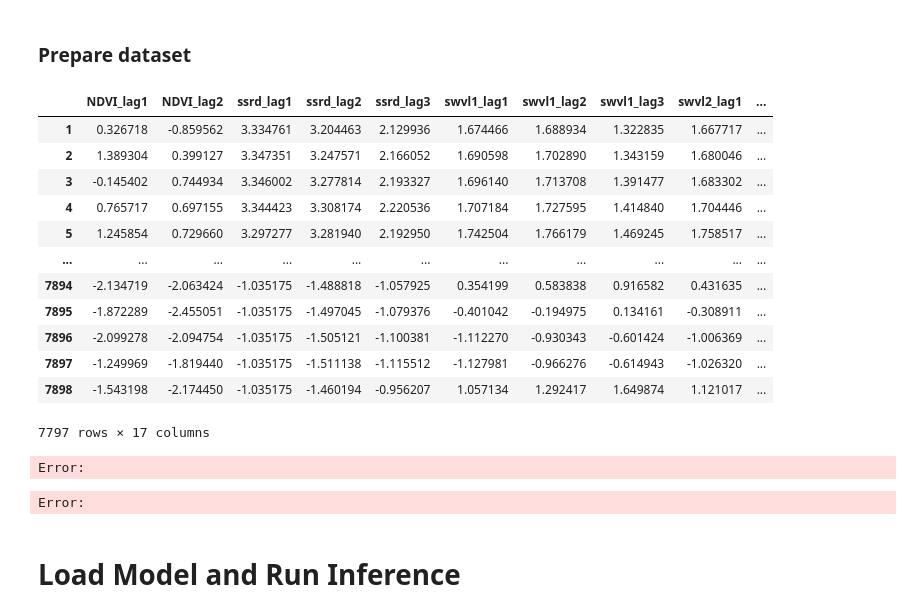
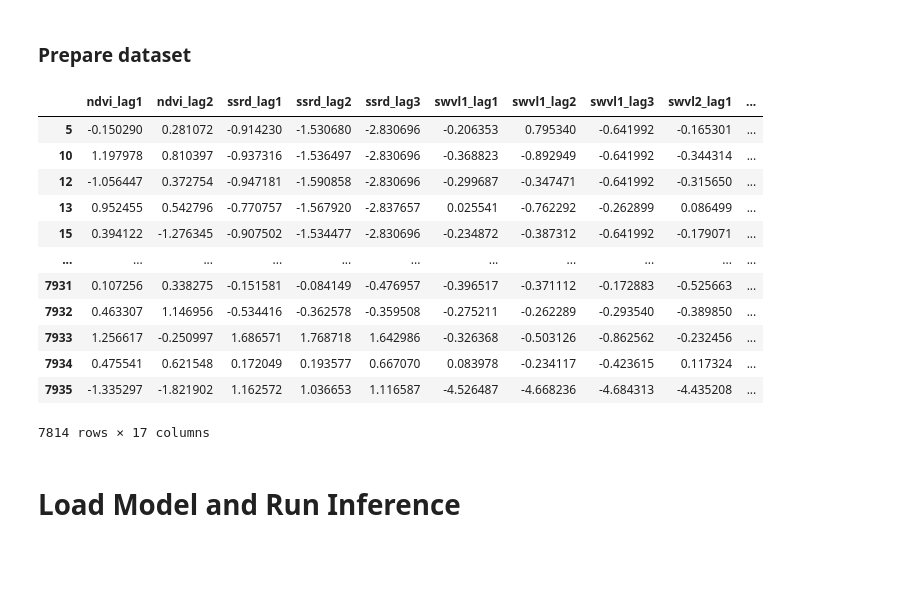
Before and after one commit to jpruzcuen/scalable_ml, a Jupyter notebook: notebooks/inference_pipeline.ipynb, the cells around one changed output. Cells and saved outputs as stored; diff of their text form; code cells hidden in the pictures; blank space fills up the shorter version.

```diff
--- a/notebooks/inference_pipeline.ipynb
+++ b/notebooks/inference_pipeline.ipynb
@@ -109,0 +36,3 @@ Error:
+# %%
+weather_fg = fs.get_feature_group(name='weather', version=2)
+ndvi_fg = fs.get_feature_group(name='ndvi', version=2)
@@ -109,0 +41,10 @@ Error:
+# %%
+last_month = datetime.datetime.now() - datetime.timedelta(40)
+
+batch_weather = weather_fg.filter(
+    weather_fg.month >= last_month
+).read()
+
+batch_weather.month = pd.to_datetime(batch_weather.month.dt.date)
+print(f"Points: {len(batch_weather)}")
+batch_weather.head(3)
@@ -109,0 +59,8 @@ Error:
+# %%
+batch_ndvi = ndvi_fg.filter(
+    ndvi_fg.month >= last_month
+).read()
+
+batch_ndvi.month = pd.to_datetime(batch_ndvi.month.dt.date)
+print(f"Points: {len(batch_ndvi)}")
+batch_ndvi.head(3)
@@ -109,0 +76,8 @@ Error:
+# %%
+batch_weather = batch_weather[batch_weather.month == batch_weather.month.max()]
+print(f"Points: {len(batch_weather)}")
+
+batch_ndvi = batch_ndvi[batch_ndvi.month == batch_ndvi.month.max()]
+print(f"Points: {len(batch_ndvi)}")
+
+assert batch_weather.month[0] == batch_ndvi.month[0], "Month mismatch "
@@ -180,30 +109,28 @@ Error:
 # %% [markdown]
 ### Prepare dataset
 # %%
-dataset = ndvi_features.merge(weather_features, on=['Lat', 'Lon', 'Month'], how='left')
+dataset = batch_ndvi.merge(batch_weather, on=['lat', 'lon', 'month'], how='left')
 dataset.dropna(inplace=True)
 
 X = dataset.copy()
-non_feature_cols = ["Month", "row_id", "Lat", "Lon", "NDVI"]
+non_feature_cols = ["month", "lat", "lon"]
 X.drop(columns = non_feature_cols, inplace=True)
 
 X = (X - X.mean(axis=0)) / X.std(axis=0)
 X
 # %% [output]
-|  | NDVI_lag1 | NDVI_lag2 | ssrd_lag1 | ssrd_lag2 | ssrd_lag3 | swvl1_lag1 | swvl1_lag2 | swvl1_lag3 | swvl2_lag1 | ... |
-| 1 | 0.326718 | -0.859562 | 3.334761 | 3.204463 | 2.129936 | 1.674466 | 1.688934 | 1.322835 | 1.667717 | ... |
-| 2 | 1.389304 | 0.399127 | 3.347351 | 3.247571 | 2.166052 | 1.690598 | 1.702890 | 1.343159 | 1.680046 | ... |
-| 3 | -0.145402 | 0.744934 | 3.346002 | 3.277814 | 2.193327 | 1.696140 | 1.713708 | 1.391477 | 1.683302 | ... |
-| 4 | 0.765717 | 0.697155 | 3.344423 | 3.308174 | 2.220536 | 1.707184 | 1.727595 | 1.414840 | 1.704446 | ... |
-| 5 | 1.245854 | 0.729660 | 3.297277 | 3.281940 | 2.192950 | 1.742504 | 1.766179 | 1.469245 | 1.758517 | ... |
+|  | ndvi_lag1 | ndvi_lag2 | ssrd_lag1 | ssrd_lag2 | ssrd_lag3 | swvl1_lag1 | swvl1_lag2 | swvl1_lag3 | swvl2_lag1 | ... |
+| 5 | -0.150290 | 0.281072 | -0.914230 | -1.530680 | -2.830696 | -0.206353 | 0.795340 | -0.641992 | -0.165301 | ... |
+| 10 | 1.197978 | 0.810397 | -0.937316 | -1.536497 | -2.830696 | -0.368823 | -0.892949 | -0.641992 | -0.344314 | ... |
+| 12 | -1.056447 | 0.372754 | -0.947181 | -1.590858 | -2.830696 | -0.299687 | -0.347471 | -0.641992 | -0.315650 | ... |
+| 13 | 0.952455 | 0.542796 | -0.770757 | -1.567920 | -2.837657 | 0.025541 | -0.762292 | -0.262899 | 0.086499 | ... |
+| 15 | 0.394122 | -1.276345 | -0.907502 | -1.534477 | -2.830696 | -0.234872 | -0.387312 | -0.641992 | -0.179071 | ... |
 | ... | ... | ... | ... | ... | ... | ... | ... | ... | ... | ... |
-| 7894 | -2.134719 | -2.063424 | -1.035175 | -1.488818 | -1.057925 | 0.354199 | 0.583838 | 0.916582 | 0.431635 | ... |
-| 7895 | -1.872289 | -2.455051 | -1.035175 | -1.497045 | -1.079376 | -0.401042 | -0.194975 | 0.134161 | -0.308911 | ... |
-| 7896 | -2.099278 | -2.094754 | -1.035175 | -1.505121 | -1.100381 | -1.112270 | -0.930343 | -0.601424 | -1.006369 | ... |
-| 7897 | -1.249969 | -1.819440 | -1.035175 | -1.511138 | -1.115512 | -1.127981 | -0.966276 | -0.614943 | -1.026320 | ... |
-| 7898 | -1.543198 | -2.174450 | -1.035175 | -1.460194 | -0.956207 | 1.057134 | 1.292417 | 1.649874 | 1.121017 | ... |
+| 7931 | 0.107256 | 0.338275 | -0.151581 | -0.084149 | -0.476957 | -0.396517 | -0.371112 | -0.172883 | -0.525663 | ... |
+| 7932 | 0.463307 | 1.146956 | -0.534416 | -0.362578 | -0.359508 | -0.275211 | -0.262289 | -0.293540 | -0.389850 | ... |
+| 7933 | 1.256617 | -0.250997 | 1.686571 | 1.768718 | 1.642986 | -0.326368 | -0.503126 | -0.862562 | -0.232456 | ... |
+| 7934 | 0.475541 | 0.621548 | 0.172049 | 0.193577 | 0.667070 | 0.083978 | -0.234117 | -0.423615 | 0.117324 | ... |
+| 7935 | -1.335297 | -1.821902 | 1.162572 | 1.036653 | 1.116587 | -4.526487 | -4.668236 | -4.684313 | -4.435208 | ... |
-7797 rows × 17 columns
+7814 rows × 17 columns
-Error:
-Error:
 # %% [markdown]
 # Load Model and Run Inference
```
Also changed, not shown: parts of 23 cells of this notebook, 11 other files.
